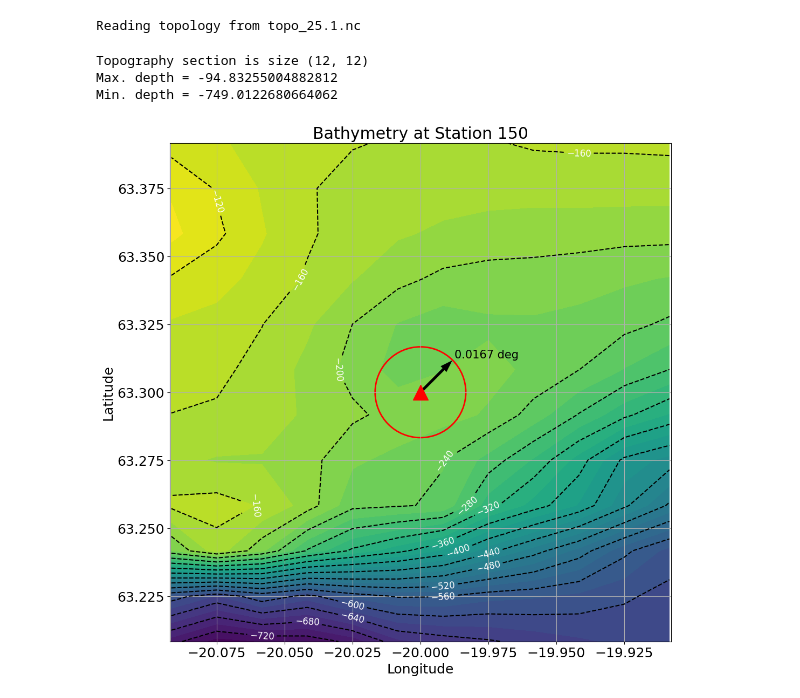
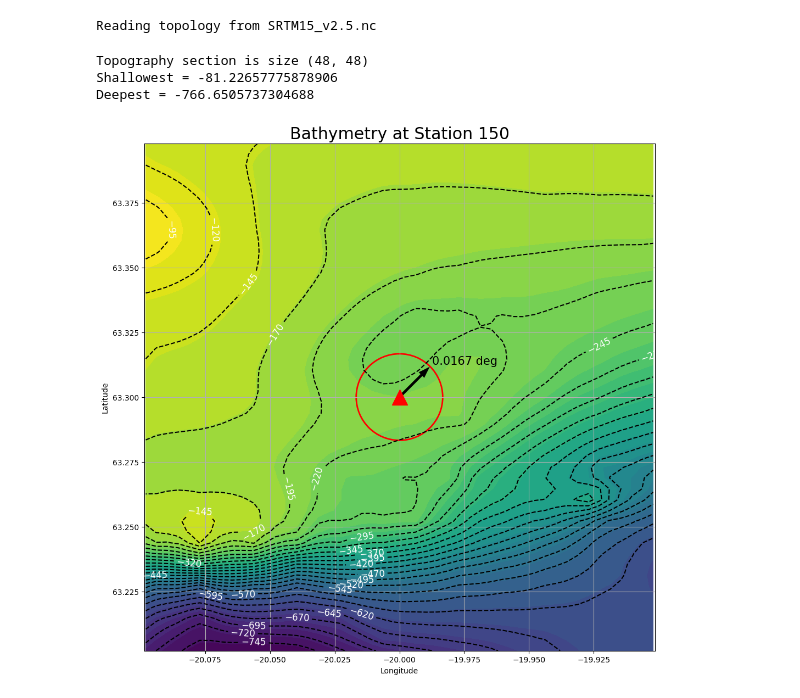
Before and after one commit to GO-SHIP-Oceanography/station_bathymetry, a Jupyter notebook: plot_bathymetry_at_station.ipynb, the cells around one changed output. Drawn from its saved outputs; the diff is of its cells as text; code cells hidden in the pictures.

Commit message:
Update description and plot parameters.

```diff
--- a/plot_bathymetry_at_station.ipynb
+++ b/plot_bathymetry_at_station.ipynb
@@ -29,11 +58,12 @@ station_we_are_at = 150  # where we are (station number)
 # 1nm = 0.0167 dec, 2nm = 0.033 dec, 5nm = 0.0833 dec, 6nm ~ 0.1 dec
 d_latlon = 0.1  # Plot size
 ship_rad = 0.0167  # Ship radius
+c_step = 25.0  # Depth contour intervals [m]
 
 # Script parameters
 print_info = True  # Print info from data files?
 download_data = True  # Download data?
-high_res = False  # Use high-resolution topology file? NB This is large and take a long time to download/read
+high_res = True  # Use high-resolution topology file? NB This is large and take a long time to download/read
 
 # Data file and cruise parameters
 trk_filepath = "resources/"  # Path to where track files are stored
@@ -133,7 +163,7 @@ if (not os.path.exists(topo_filepath+topo_name)):
 else:
     print(f"Reading topology from {topo_name}")
 # %% [output]
-Reading topology from topo_25.1.nc
+Reading topology from SRTM15_v2.5.nc
 # %%
 # Import TOPOGRAPHY FILE
 topo_data = netCDF4.Dataset(f"{topo_filepath}{topo_name}")
@@ -151,14 +181,17 @@ lonlims = lonvals[(lonvals <= lonmin) & (lonvals >= lonmax)]
 topogr = topovals[(latvals >= latmin) & (latvals <= latmax), :]
 topogr = topogr[:, (lonvals <= lonmin) & (lonvals >= lonmax)]
 
+topog_max = 10.0 * np.ceil(topogr.max()/10.0)
+topog_min = 10.0 * np.floor(topogr.min()/10.0)
+
 if print_info:
     print(f"Topography section is size {topogr.shape}")
-    print(f"Max. depth = {topogr.max()}")
-    print(f"Min. depth = {topogr.min()}")
+    print(f"Shallowest = {topogr.max()}")
+    print(f"Deepest = {topogr.min()}")
 # %% [output]
-Topography section is size (12, 12)
-Max. depth = -94.83255004882812
-Min. depth = -749.0122680664062
+Topography section is size (48, 48)
+Shallowest = -81.22657775878906
+Deepest = -766.6505737304688
 # %%
 # Plot topography around station
 
@@ -166,39 +199,40 @@ fig = plt.figure(figsize=(12, 12))
 ax = plt.gca()
 plt.rcParams.update({"font.size": 18})
 
-plt.contourf(lonlims, latlims, topogr, 32)
-cs = plt.contour(lonlims, latlims, topogr, 16, colors="black")
+ctr = plt.contourf(lonlims, latlims, topogr, np.linspace(topog_min, topog_max, 32, endpoint=True))
+cs = plt.contour(lonlims, latlims, topogr, np.arange(topog_min, topog_max+c_step, c_step), colors="black")
 plt.clabel(cs, colors="w", inline=True, fontsize=12)
 
 plt.plot(
     station_lon,
     station_lat,
     "r^",
     ms=20,
 )
 
 circle1 = plt.Circle(
     (station_lon, station_lat),
     ship_rad,
     color="r",
     fill=False,
     lw=2,
 )
 ax.add_patch(circle1)
 label = ax.annotate(f"{ship_rad} deg", xy=(station_lon+0.75*ship_rad, station_lat+0.75*ship_rad), fontsize=15, ha="left", color="k")
 plt.arrow(station_lon, station_lat, 0.7*ship_rad, 0.7*ship_rad, color="k", ls="--", linewidth=0.1, length_includes_head=True,)
 
 plt.grid()
-# plt.colorbar()
 plt.xlabel("Longitude")
 plt.ylabel("Latitude")
 plt.title(f"Bathymetry at Station {station_we_are_at}")
 plt.axis("equal")
+plt.xlim([lonlims.min(), lonlims.max()])
+plt.ylim([latlims.min(), latlims.max()])
 
 if paramfig["do_saving"]:
     plt.savefig(
         fname=f"{path2outputs}{trk_name}_topography_station_{station_we_are_at}.{paramfig['outformat']}",
         dpi=paramfig["dpi"],
     )
 # %% [output]
-[figure, old version]
+[figure, new version]
```
Also changed, not shown: parts of 2 cells of this notebook.
